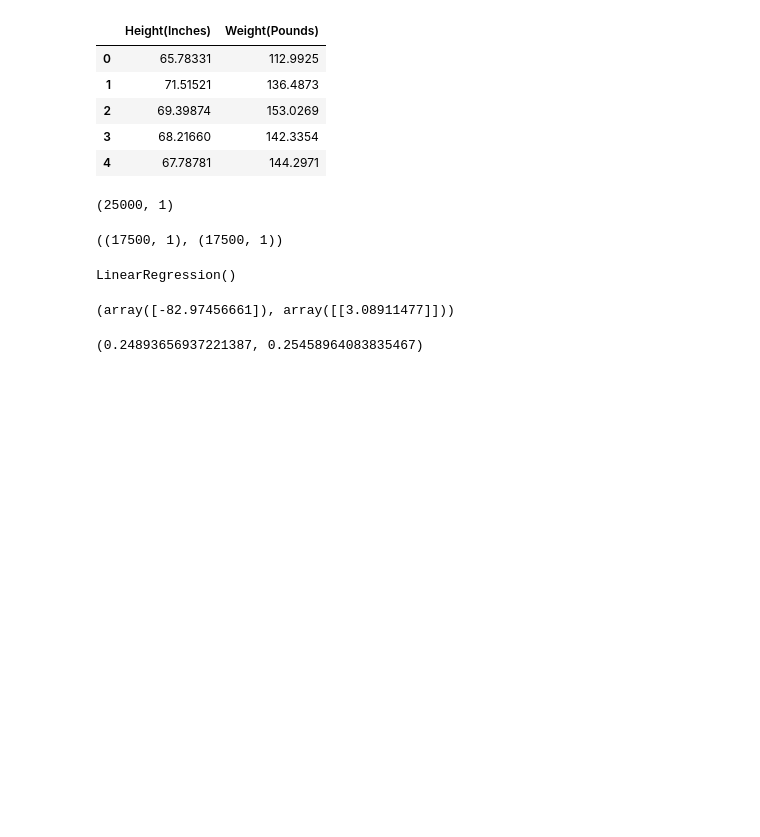
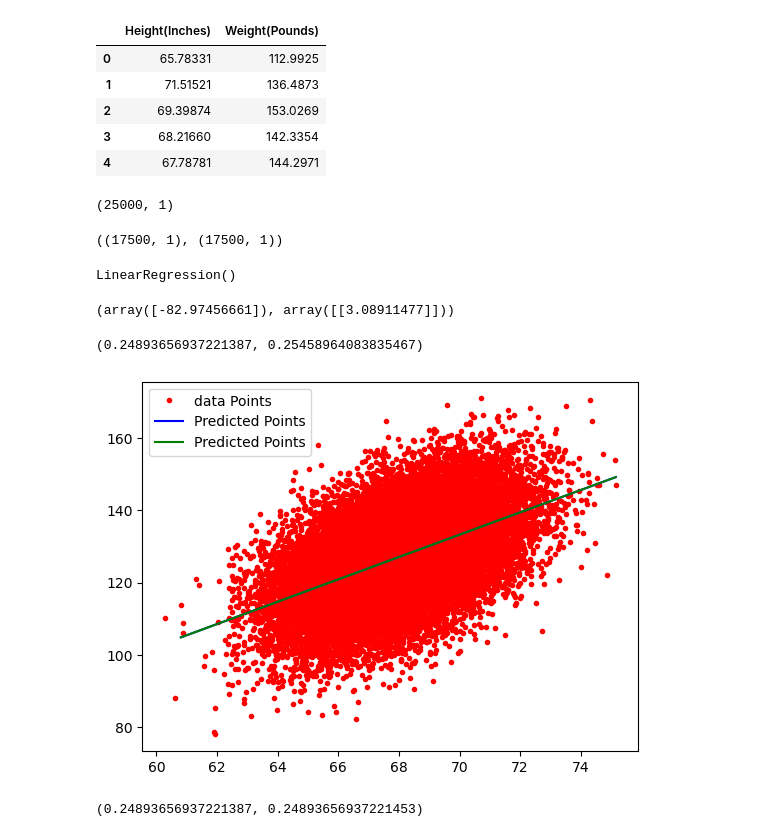
Before and after one commit to sandeepshakya2019/Machine-Learning-HandsOn, a Jupyter notebook: 01_Code/1_MachineLearningAlgo/1_LinearRegression.ipynb, the cells around one changed output. Drawn from its saved outputs; the diff is of its cells as text; code cells hidden in the pictures; blank space fills up the shorter version.

```diff
--- a/01_Code/1_MachineLearningAlgo/1_LinearRegression.ipynb
+++ b/01_Code/1_MachineLearningAlgo/1_LinearRegression.ipynb
@@ -545,3 +545,21 @@ model.intercept_, model.coef_
 model.score(X_test, Y_test), model.score(X_train, Y_train)
 # %% [output]
 (0.24893656937221387, 0.25458964083835467)
+# %%
+plt.plot(input_feature, output_feature, "r.", label="data Points")
+genrated = np.linspace(X_train.min(), X_train.max(),2000).reshape(-1,1)
+plt.plot(genrated, m.predict(genrated), "b-", label="Predicted Points")
+plt.plot(genrated, model.predict(genrated), "g-", label="Predicted Points")
+
+plt.legend()
+plt.show()
+# %% [output]
+[figure, added]
+# %%
+from sklearn.metrics import mean_absolute_error, mean_absolute_percentage_error, mean_squared_error, root_mean_squared_error, r2_score
+
+mean_absolute_error(Y_test, model.predict(X_test)), mean_absolute_error(Y_test, m.predict(X_test)), root_mean_squared_error(Y_test, m.predict(X_test)), root_mean_squared_error(Y_test, model.predict(X_test))
+r2_score(Y_test, model.predict(X_test)), r2_score(Y_test, m.predict(X_test))
+model.score(X_test, Y_test), m.r2score(X_test, Y_test)
+# %% [output]
+(0.24893656937221387, 0.24893656937221453)
```
Also changed, not shown: 1 other file.
